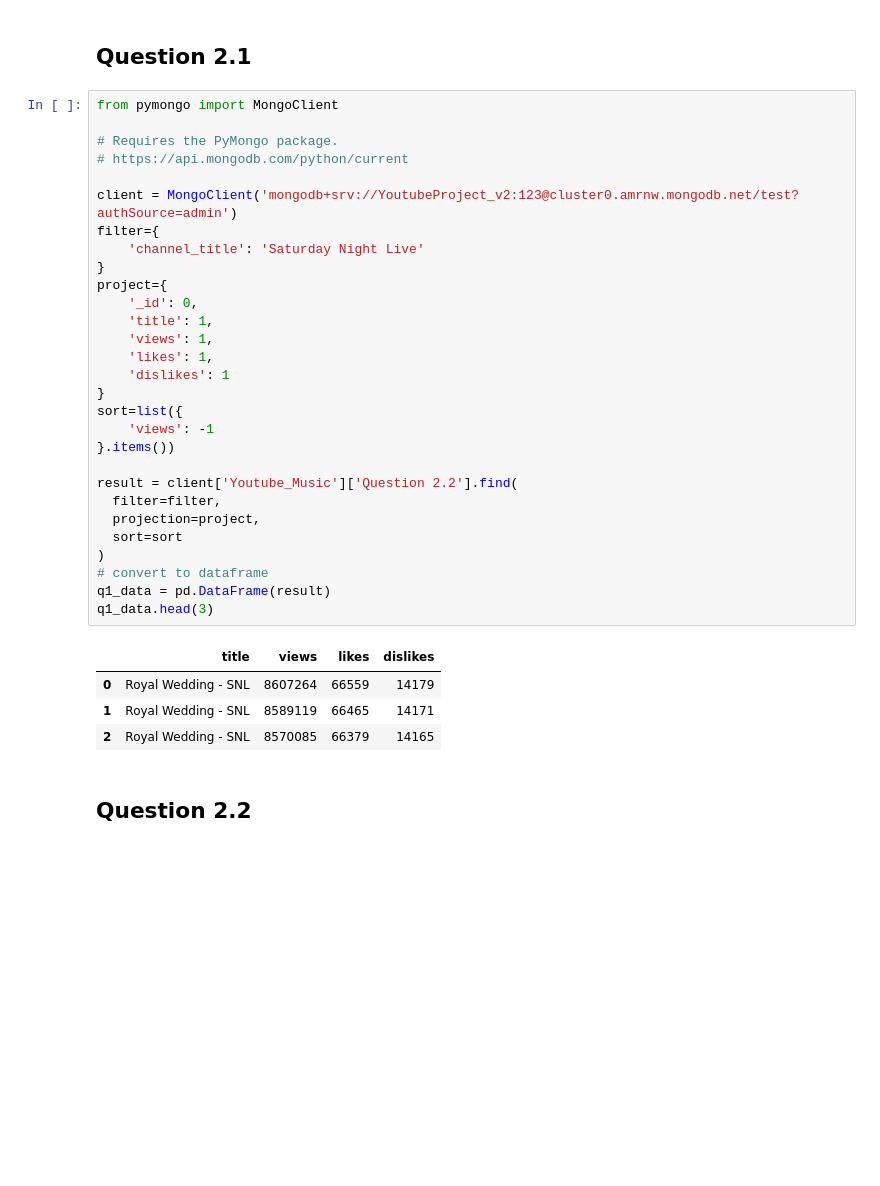
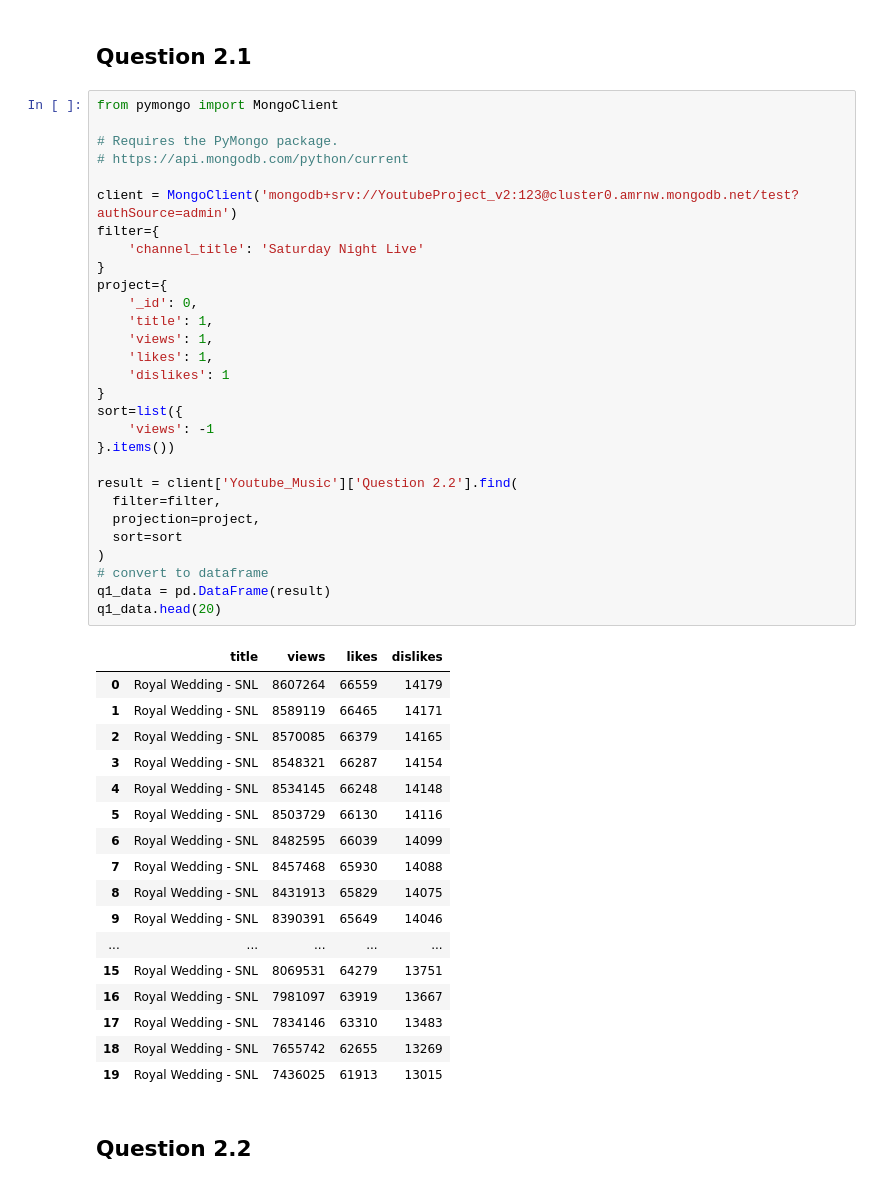
Before and after one commit to nikolis7/Big-Data-Management-Project-2, a Jupyter notebook: Notebook/Big Data Management Notebook 2.ipynb, the cells around one changed output. Drawn from its saved outputs; the diff is of its cells as text; blank space fills up the shorter version.

```diff
--- a/Notebook/Big Data Management Notebook 2.ipynb
+++ b/Notebook/Big Data Management Notebook 2.ipynb
@@ -44,34 +44,47 @@ from pymongo import MongoClient
 # Requires the PyMongo package.
 # https://api.mongodb.com/python/current
 
 client = MongoClient('mongodb+srv://YoutubeProject_v2:123@cluster0.amrnw.mongodb.net/test?authSource=admin')
 filter={
     'channel_title': 'Saturday Night Live'
 }
 project={
     '_id': 0,
     'title': 1,
     'views': 1,
     'likes': 1,
     'dislikes': 1
 }
 sort=list({
     'views': -1
 }.items())
 
 result = client['Youtube_Music']['Question 2.2'].find(
   filter=filter,
   projection=project,
   sort=sort
 )
 # convert to dataframe
 q1_data = pd.DataFrame(result)
-q1_data.head(3)
+q1_data.head(20)
 # %% [output]
 |  | title | views | likes | dislikes |
 | 0 | Royal Wedding - SNL | 8607264 | 66559 | 14179 |
 | 1 | Royal Wedding - SNL | 8589119 | 66465 | 14171 |
 | 2 | Royal Wedding - SNL | 8570085 | 66379 | 14165 |
+| 3 | Royal Wedding - SNL | 8548321 | 66287 | 14154 |
+| 4 | Royal Wedding - SNL | 8534145 | 66248 | 14148 |
+| 5 | Royal Wedding - SNL | 8503729 | 66130 | 14116 |
+| 6 | Royal Wedding - SNL | 8482595 | 66039 | 14099 |
+| 7 | Royal Wedding - SNL | 8457468 | 65930 | 14088 |
+| 8 | Royal Wedding - SNL | 8431913 | 65829 | 14075 |
+| 9 | Royal Wedding - SNL | 8390391 | 65649 | 14046 |
+| ... | ... | ... | ... | ... |
+| 15 | Royal Wedding - SNL | 8069531 | 64279 | 13751 |
+| 16 | Royal Wedding - SNL | 7981097 | 63919 | 13667 |
+| 17 | Royal Wedding - SNL | 7834146 | 63310 | 13483 |
+| 18 | Royal Wedding - SNL | 7655742 | 62655 | 13269 |
+| 19 | Royal Wedding - SNL | 7436025 | 61913 | 13015 |
 # %% [markdown]
 ## Question 2.2
 # %%
```
Also changed, not shown: parts of 23 cells of this notebook.
